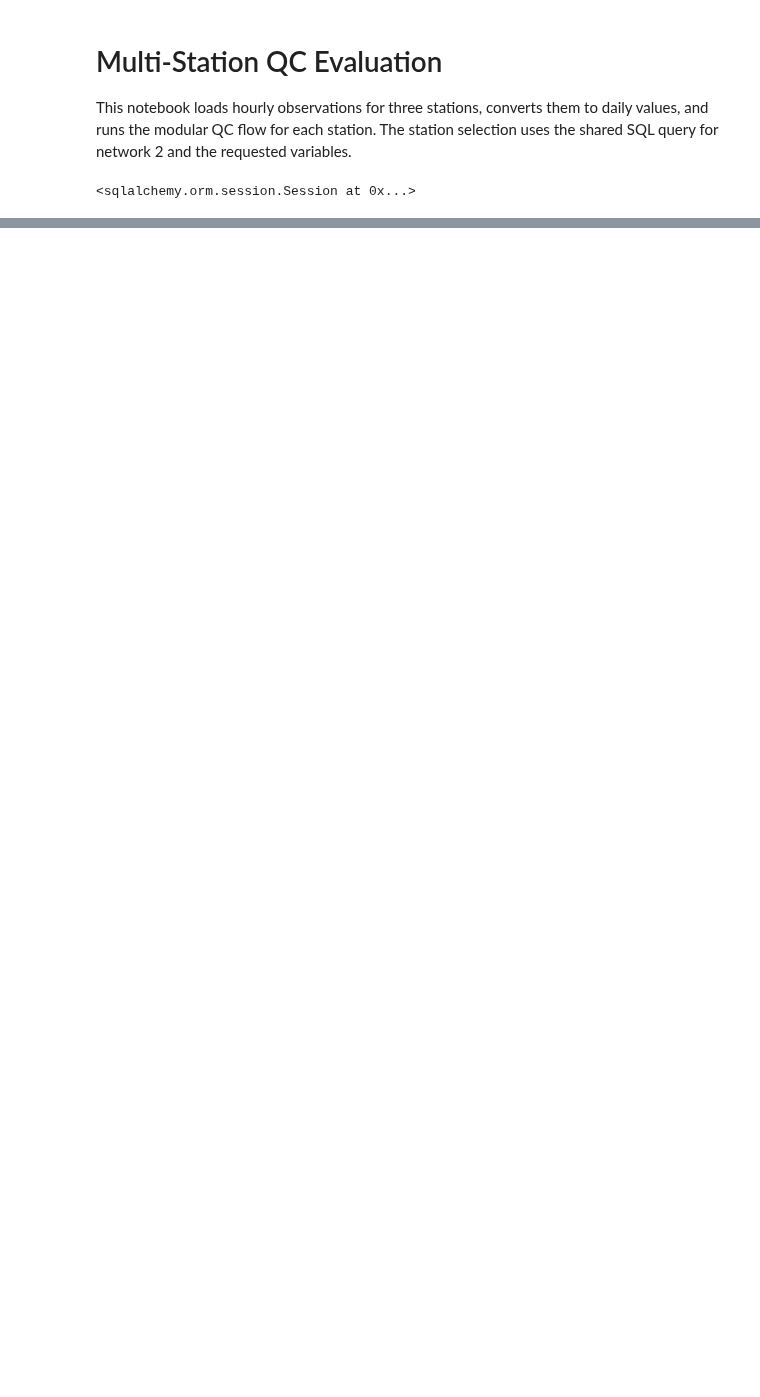
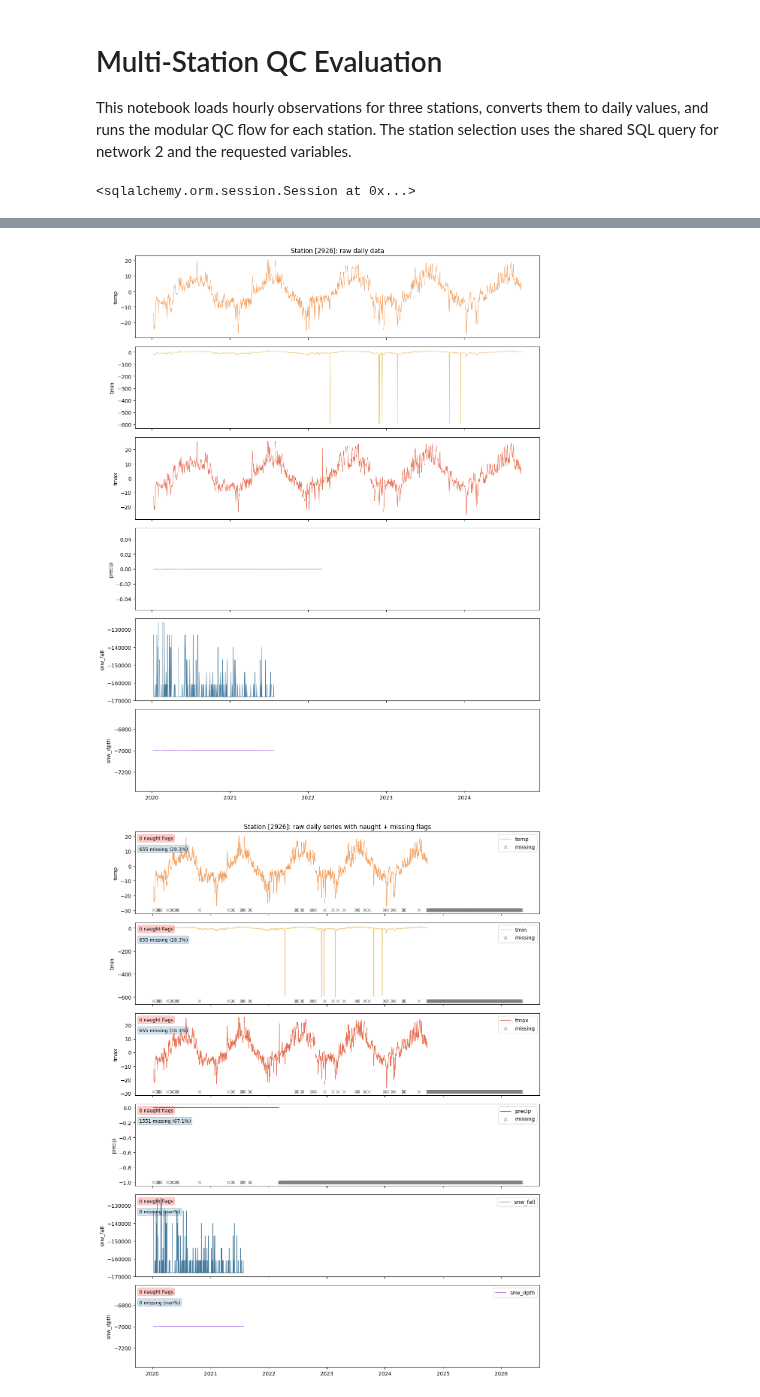
Before and after one commit to pacificclimate/crmprtd, a Jupyter notebook: Quanlity_Control/single_station/3.station_visualization_v1.ipynb, the cells around one changed output, grey strips where cells are left out. Drawn from its saved outputs; the diff is of its cells as text; code cells hidden in the pictures; blank space fills up the shorter version.

Commit message:
After the pipeline, fixed problem

```diff
--- a/Quanlity_Control/single_station/3.station_visualization_v1.ipynb
+++ b/Quanlity_Control/single_station/3.station_visualization_v1.ipynb
@@ -27,6 +32,6 @@ session
 # %%
 # replace with the three station IDs you want to evaluate
-station_id = [2813]
+station_id = [2926]
 
 sql_text = sa.text(
     """
@@ -52,7 +57,7 @@ ORDER BY s.station_id, o.obs_time
 
 with engine.begin() as conn:
     df_station = pd.read_sql(sql_text, conn, params={
-        "stations": tuple(stations_to_eval)})
+        "stations": tuple(station_id)})
 
 print("Loaded observations for",
       df_station["station_id"].nunique(), "stations")
@@ -135,0 +73,53 @@ plot_station_qc(
+# %%
+from visualizaion_func import *
+from func_run_qc_pipeline import *
+
+value_cols = ["temp", "tmin", "tmax", "precip", "snw_fall", "snw_dpth"]
+color_map = {
+    "temp": "#f4a261",
+    "tmin": "#e9c46a",
+    "tmax": "#e76f51",
+    "snw_fall": "#457b9d",
+    "snw_dpth": "#9d4edd",
+    "precip": "#4f772d",
+}
+
+
+daily_all = build_daily_all(df_station)
+
+result = run_qc_result_pipeline(
+    daily_all,
+    value_cols
+)
+daily_cleaned = result["daily_cleaned"]
+
+# --------------------------------------------------
+# Plot selected diagnostics
+# --------------------------------------------------
+plots = None
+
+plots = [
+    "raw",
+    "naught_missing",
+    "range",
+    "clim",
+    "inttemp_tas",
+    "cleaned",
+
+    "inttemp_snow_tmin",
+    "inttemp_snow_fall_dpth",
+    "inttemp_snow_precip"
+]
+
+plot_station_qc(
+    station_id=station_id,
+    daily_all=daily_all,
+    daily_cleaned=daily_cleaned,
+    result=result,
+    value_cols=value_cols,
+    color_map=color_map,
+    plots=plots
+)
+# %% [output]
+[figure, added]
+[figure, added]
```
Also changed, not shown: parts of 7 cells of this notebook, 11 other files.
